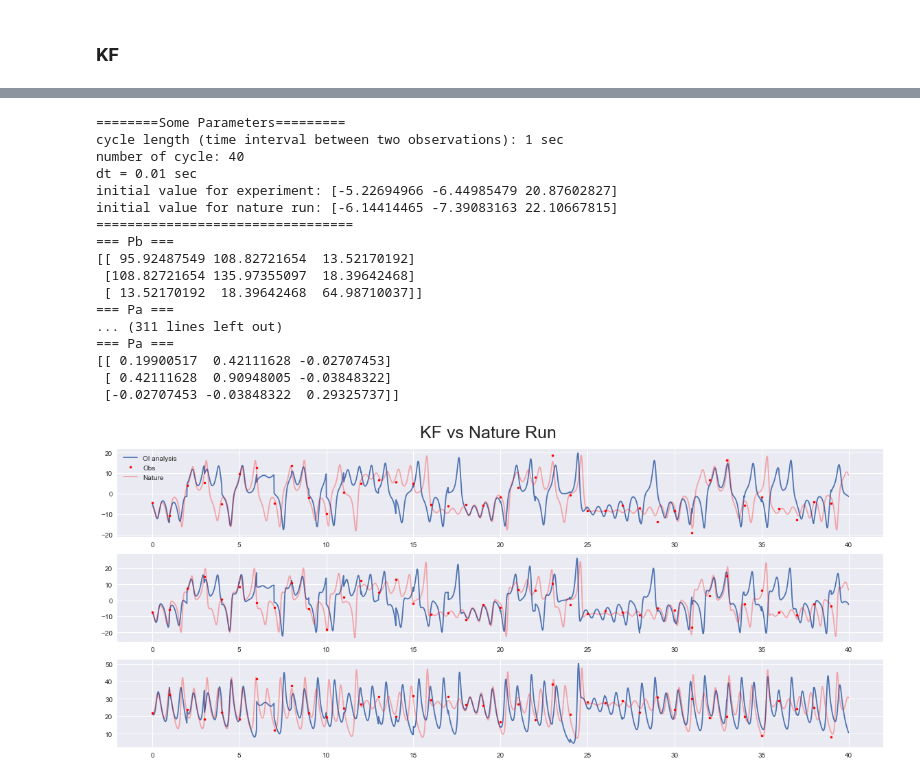
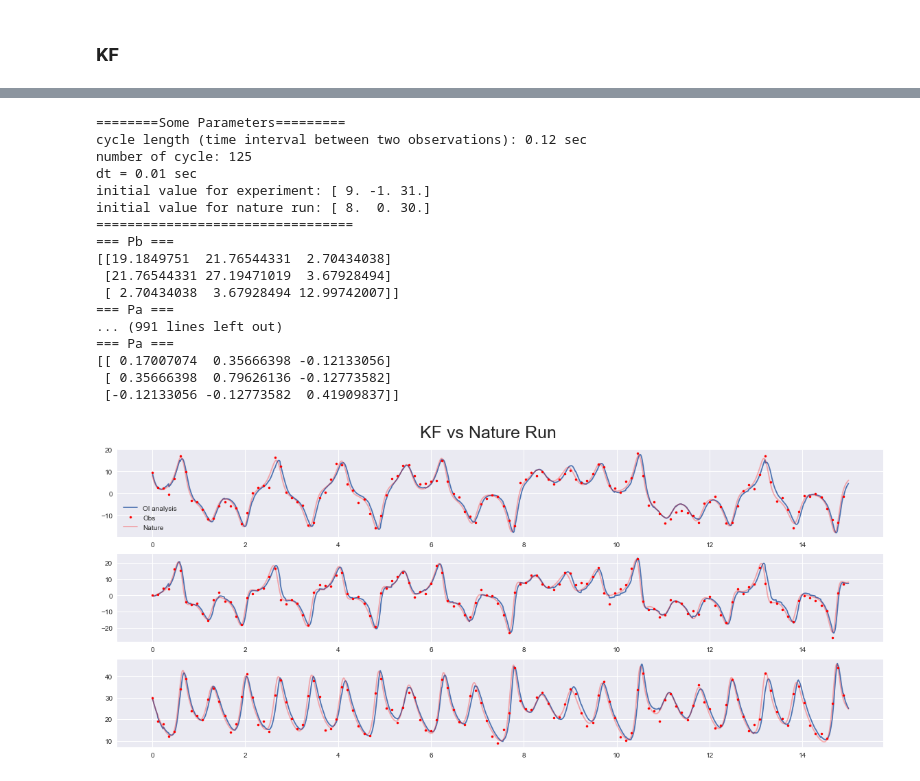
Before and after one commit to micky85lu/Data-Assimilation-Project, a Jupyter notebook: Use_FDM_and_KF_double_obs.ipynb, the cells around one changed output, grey strips where cells are left out. Saved outputs shown, nothing was run; the diff lists cells and outputs as text; code cells hidden in the pictures.

Commit message:
KF still not very well in lorenz63. Try lorenz96

```diff
--- a/Use_FDM_and_KF_double_obs.ipynb
+++ b/Use_FDM_and_KF_double_obs.ipynb
@@ -97,11 +88,11 @@ def gen_random_normal(mean, var, size, random_state=None):
 # %%
 # observation parameters for each variables
 obs_mean = [0, 0, 0]
-obs_var = [5, 5, 5]
+obs_var = [3, 3, 3]
 random_state = [20, 21, 22]
 
 # assimilate observation parameters
-obs_timeintv = 1
+obs_timeintv = 0.12
 cycle_num = int(time / obs_timeintv)
 
 # construct observation error
@@ -135,0 +115,12 @@ array([[-5.22694966],
+# %%
+X_ini = X_nature[:,[0]] + np.array([[1], [-1], [1]])
+
+# no assimilation
+X_no_assim = lorenz63_fdm(X_ini.ravel(), ts)
+
+
+fig, axs = plt.subplots(nrows=3, figsize=(10, 4))
+for i in range(3):
+    axs[i].plot(ts, X_nature[i,:])
+    axs[i].plot(ts, X_no_assim[i,:], color='red', alpha=0.5)
+plt.tight_layout()
@@ -170,4 +153,16 @@ array([[ 0.9       ,  0.1       ,  0.        ],
 # %%
+# from iterative NMC in test2
+Pb = np.array([
+    [ 95.92487549, 108.82721654,  13.52170192],
+    [108.82721654, 135.97355097,  18.39642468],
+    [ 13.52170192,  18.39642468,  64.98710037]
+])
+Pb *= 0.2
+
+R = np.zeros((X_obs.shape[0], X_obs.shape[0]))
+np.fill_diagonal(R, obs_var)
+
+
 print('========Some Parameters=========')
 print(f'cycle length (time interval between two observations): {obs_timeintv} sec')
 print(f'number of cycle: {cycle_num}')
@@ -176,7 +171,7 @@ print(f'initial value for experiment: {X_ini.ravel()}')
 print(f'initial value for nature run: {X_nature[:,0]}')
 print('=================================')
 
-alpha = 0.6  # relaxation
+alpha = 0  # relaxation
 
 cycle_len = obs_timeintv
 result = np.zeros((X_ini.size, int(cycle_len*cycle_num/dt)))
@@ -191,47 +186,48 @@ for nc in range(cycle_num):
     # calculate analysis field, then forecast
     xa, Pa = OI(xb, X_obs[:,[nc]], Pb, R)
     x = lorenz63_fdm(xa.ravel(), ts)
-    result[:,int(nc*cycle_len/dt):int((nc+1)*cycle_len/dt)] = x
+    result[:,nc*int(cycle_len/dt):(nc+1)*int(cycle_len/dt)] = x
     print('=== Pa ===')
     print(Pa)
 
     # for next cycle
     #Pb = 100 * M(xb[0,0], xb[1,0], xb[2,0], dt) @ Pa @ M(xb[0,0], xb[1,0], xb[2,0], dt).T
     Pb = alpha * Pb + (1-alpha) * M(xb[0,0], xb[1,0], xb[2,0], dt) @ Pa @ M(xb[0,0], xb[1,0], xb[2,0], dt).T
+    Pb *= 1.2
     xb = x[:,[-1]]
     t_start = int(ts[-1] + dt)
     ts = np.arange(t_start, t_start+cycle_len, dt)
 
 
 # plot assimilation result
 ts = np.arange(0, time, dt)
 t_obs = np.arange(0, time, obs_timeintv)
 
 fig2, axs = plt.subplots(nrows=3, figsize=(20, 8))
 for i in range(3):
     axs[i].plot(ts, result[i,:], label='OI analysis')
     axs[i].plot(t_obs, X_obs[i,:], 'r.', label='Obs')
     axs[i].plot(ts, X_nature[i,:], color='red', alpha=0.3, label='Nature')
 
 axs[0].legend()
 
 fig2.suptitle('KF vs Nature Run', fontsize=25, y=0.94);
 # %% [output]
 ========Some Parameters=========
-cycle length (time interval between two observations): 1 sec
-number of cycle: 40
+cycle length (time interval between two observations): 0.12 sec
+number of cycle: 125
 dt = 0.01 sec
-initial value for experiment: [-5.22694966 -6.44985479 20.87602827]
-initial value for nature run: [-6.14414465 -7.39083163 22.10667815]
+initial value for experiment: [ 9. -1. 31.]
+initial value for nature run: [ 8.  0. 30.]
 =================================
 === Pb ===
-[[ 95.92487549 108.82721654  13.52170192]
- [108.82721654 135.97355097  18.39642468]
- [ 13.52170192  18.39642468  64.98710037]]
+[[19.1849751  21.76544331  2.70434038]
+ [21.76544331 27.19471019  3.67928494]
+ [ 2.70434038  3.67928494 12.99742007]]
 === Pa ===
-... (311 lines left out)
+... (991 lines left out)
 === Pa ===
-[[ 0.19900517  0.42111628 -0.02707453]
- [ 0.42111628  0.90948005 -0.03848322]
- [-0.02707453 -0.03848322  0.29325737]]
+[[ 0.17007074  0.35666398 -0.12133056]
+ [ 0.35666398  0.79626136 -0.12773582]
+ [-0.12133056 -0.12773582  0.41909837]]
-[figure, old version]
+[figure, new version]
```
Also changed, not shown: parts of 8 cells of this notebook, 1 other file.
